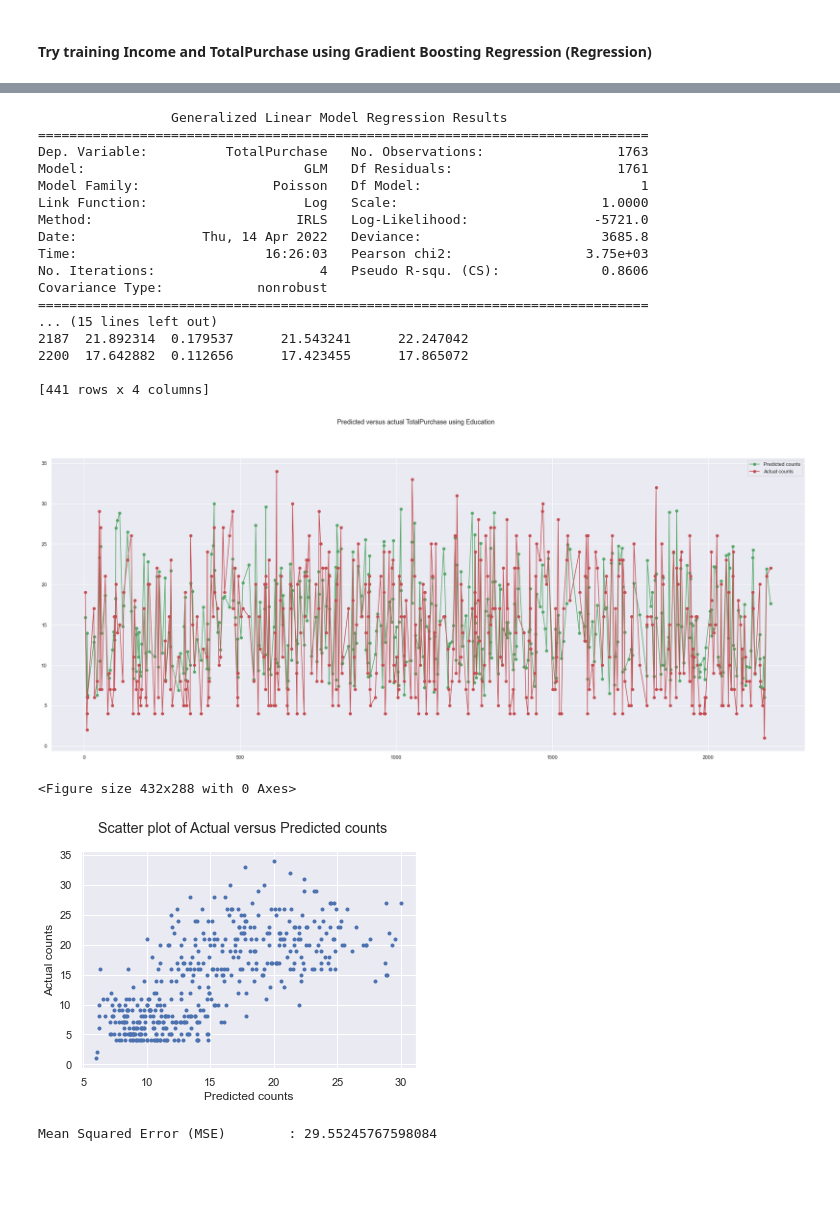
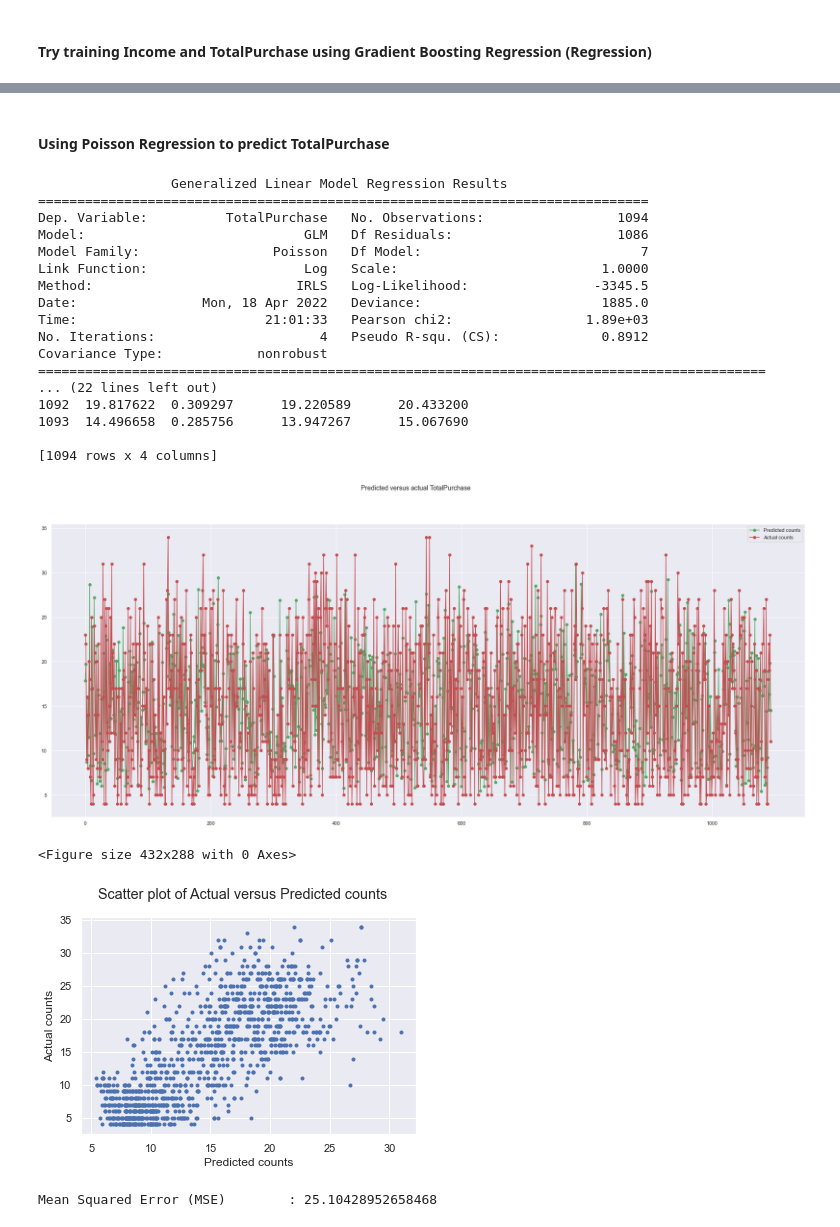
Before and after one commit to BoonHianLim/SC1015-Customer-Personality-Analysis, a Jupyter notebook: Machine-learning.ipynb, the cells around one changed output, grey strips where cells are left out. Drawn from its saved outputs; the diff is of its cells as text; code cells hidden in the pictures; blank space fills up the shorter version.

```diff
--- a/Machine-learning.ipynb
+++ b/Machine-learning.ipynb
@@ -98,52 +98,56 @@ Ttest_indResult(statistic=-9.80283370741693, pvalue=1.8546398271935687e-22)
+# %% [markdown]
+#### Using Poisson Regression to predict TotalPurchase
 # %%
 from patsy import dmatrices
 import statsmodels.api as sm
 
-mask = np.random.rand(len(customerData)) < 0.8
-df_train = customerData.sample(frac = 0.8, random_state=1)
-df_test = customerData.drop(df_train.index)
+# mask = np.random.rand(len(customerData)) < 0.8
+df_train = pd.read_csv(r'dataset\new_train_data.csv')
+df_test =  pd.read_csv(r'dataset\new_test_data.csv')
 
-expr = """TotalPurchase ~ Year_Birth + Education + Marital_Status + Kidhome + Teenhome + Income + Recency + YearRange + HaveChild + Complain + Response"""
+# TotalPurchase ~ Year_Birth + Education + Marital_Status + Kidhome + Teenhome + Income + Recency + YearRange + HaveChild + Complain
+# TotalPurchase ~ Income  + TotalChild + Teenhome + Kidhome + Year_Birth + Marital_Status
+expr = """TotalPurchase ~ Income  + TotalChild + Teenhome + Kidhome + Year_Birth + Marital_Status + NumWebVisitsMonth"""
 
 y_train, X_train = dmatrices(expr, df_train, return_type='dataframe')
 y_test, X_test = dmatrices(expr, df_test, return_type='dataframe')
 
 poisson_training_results = sm.GLM(y_train, X_train, family=sm.families.Poisson()).fit()
 
 print(poisson_training_results.summary())
 
 poisson_predictions = poisson_training_results.get_prediction(X_test)
 #summary_frame() returns a pandas DataFrame
 predictions_summary_frame = poisson_predictions.summary_frame()
 print(predictions_summary_frame)
 
 predicted_counts=predictions_summary_frame['mean']
 actual_counts = y_test['TotalPurchase']
 fig = plt.figure(figsize = (30, 12))
-fig.suptitle('Predicted versus actual TotalPurchase using Education')
+fig.suptitle('Predicted versus actual TotalPurchase')
 predicted, = plt.plot(X_test.index, predicted_counts, 'go-', label='Predicted counts')
 actual, = plt.plot(X_test.index, actual_counts, 'ro-', label='Actual counts')
 plt.legend(handles=[predicted, actual])
 plt.show()
 # %% [output]
                  Generalized Linear Model Regression Results
 ==============================================================================
-Dep. Variable:          TotalPurchase   No. Observations:                 1763
-Model:                            GLM   Df Residuals:                     1761
-Model Family:                 Poisson   Df Model:                            1
+Dep. Variable:          TotalPurchase   No. Observations:                 1094
+Model:                            GLM   Df Residuals:                     1086
+Model Family:                 Poisson   Df Model:                            7
 Link Function:                    Log   Scale:                          1.0000
-Method:                          IRLS   Log-Likelihood:                -5721.0
-Date:                Thu, 14 Apr 2022   Deviance:                       3685.8
-Time:                        16:26:03   Pearson chi2:                 3.75e+03
-No. Iterations:                     4   Pseudo R-squ. (CS):             0.8606
+Method:                          IRLS   Log-Likelihood:                -3345.5
+Date:                Mon, 18 Apr 2022   Deviance:                       1885.0
+Time:                        21:01:33   Pearson chi2:                 1.89e+03
+No. Iterations:                     4   Pseudo R-squ. (CS):             0.8912
 Covariance Type:            nonrobust
-==============================================================================
-... (15 lines left out)
-2187  21.892314  0.179537      21.543241      22.247042
-2200  17.642882  0.112656      17.423455      17.865072
+=============================================================================================
+... (22 lines left out)
+1092  19.817622  0.309297      19.220589      20.433200
+1093  14.496658  0.285756      13.947267      15.067690
 
-[441 rows x 4 columns]
+[1094 rows x 4 columns]
-[figure, old version]
+[figure, new version]
 # %%
 plt.clf()
 fig = plt.figure()
@@ -157,5 +161,5 @@ from sklearn.metrics import mean_squared_error
 print("Mean Squared Error (MSE) \t:", mean_squared_error(actual_counts, predicted_counts))
 # %% [output]
 <Figure size 432x288 with 0 Axes>
-[figure, old version]
+[figure, new version]
-Mean Squared Error (MSE)        : 29.55245767598084
+Mean Squared Error (MSE)        : 25.10428952658468
```
Also changed, not shown: parts of 7 cells of this notebook.
